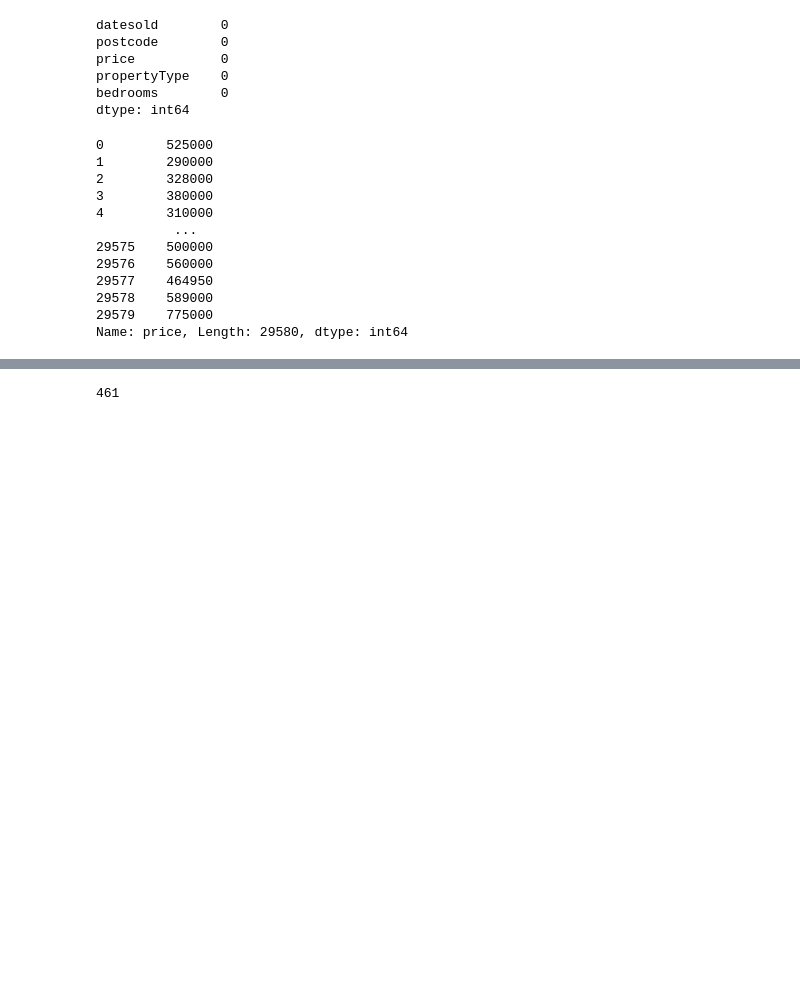
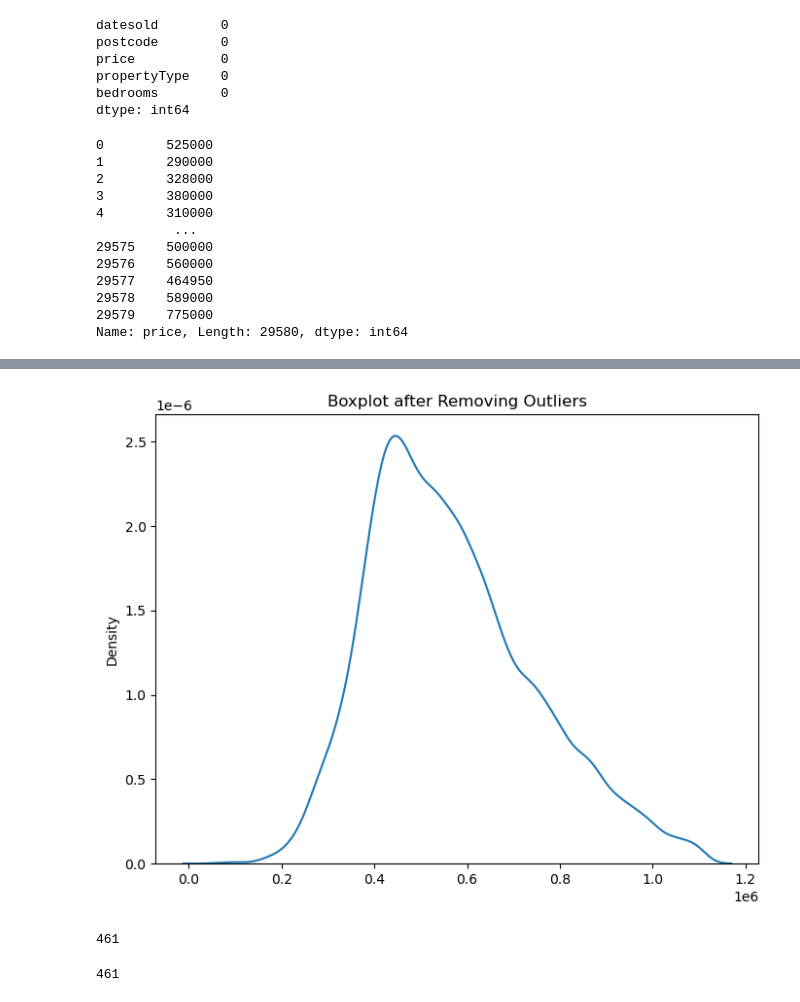
Before and after one commit to JoshMusira/Exploratory_data_analysis, a Jupyter notebook: Outliers.ipynb, the cells around one changed output, grey strips where cells are left out. Saved outputs shown, nothing was run; the diff lists cells and outputs as text; code cells hidden in the pictures; blank space fills up the shorter version.

```diff
--- a/Outliers.ipynb
+++ b/Outliers.ipynb
@@ -85,3 +142,17 @@ list_1 = find_anomalies(data['price'])
+# %%
+list_1 = remove_outliers_with_fences(data['price'])
+# Create a boxplot using seaborn
+plt.figure(figsize=(8, 6))
+sns.kdeplot(x=list_1)
+plt.title('Boxplot after Removing Outliers')
+plt.show()
+# %% [output]
+[figure, added]
+# %%
+
+len(list_1)
+# %% [output]
+461
 # %%
 # total number of outliers
 
```
Also changed, not shown: parts of 5 cells of this notebook.
